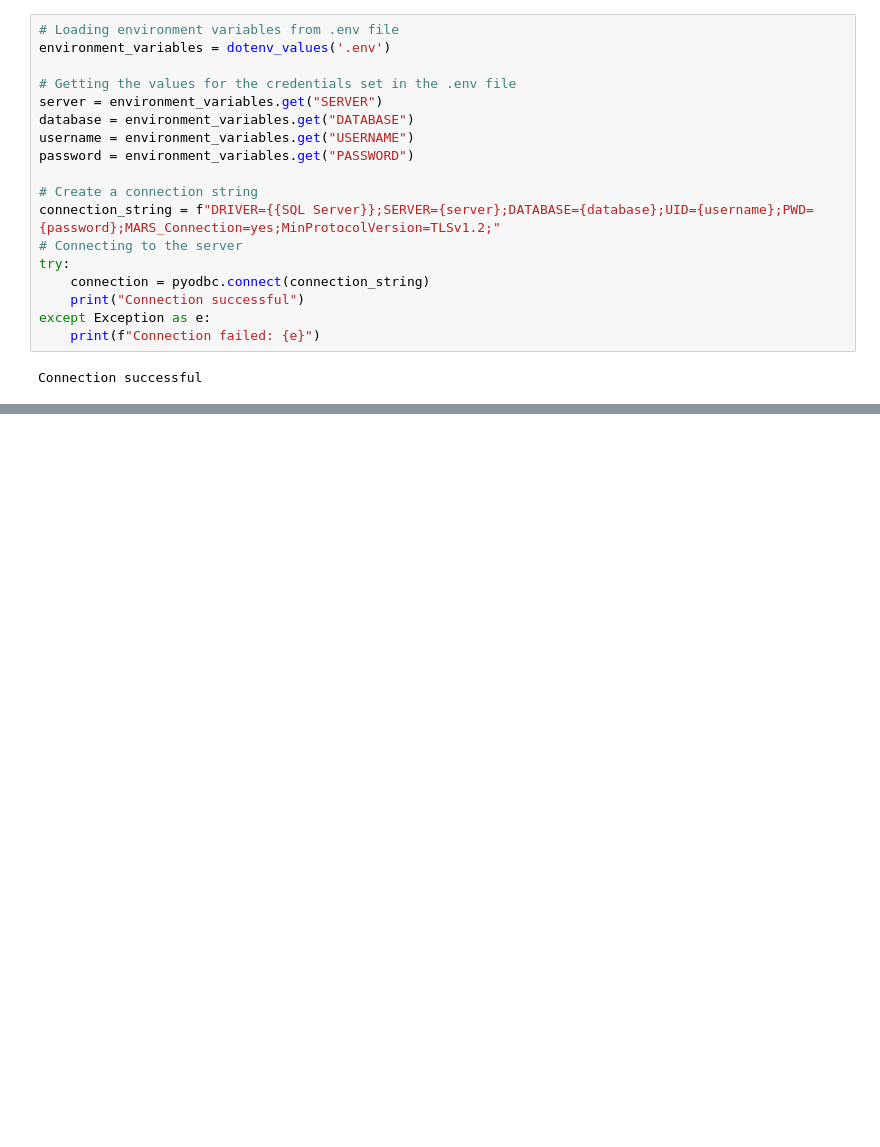
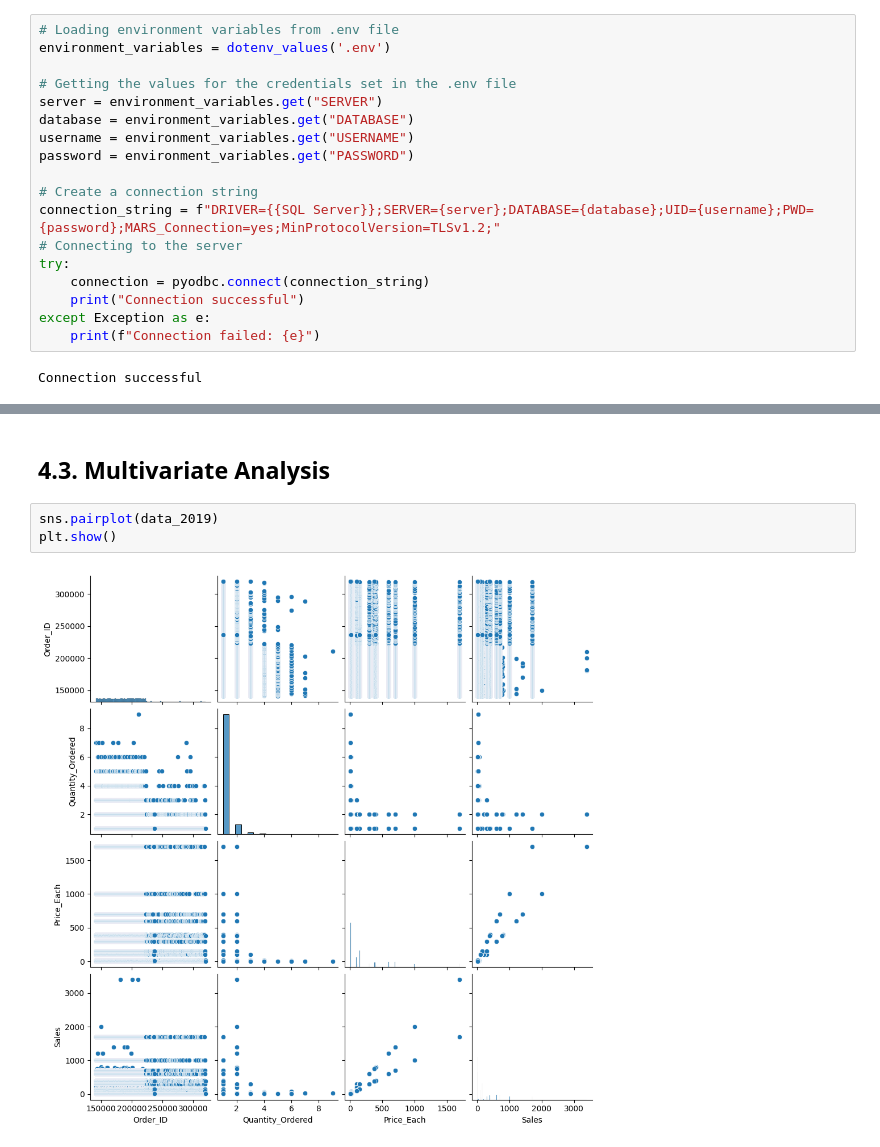
Before and after one commit to raymondmusyoka/A-Power-Bi-Dashboard-for-getINNOTIZED-sales, a Jupyter notebook: Notebooks/main.ipynb, the cells around one changed output, grey strips where cells are left out. Drawn from its saved outputs; the diff is of its cells as text; blank space fills up the shorter version.

```diff
--- a/Notebooks/main.ipynb
+++ b/Notebooks/main.ipynb
@@ -746,0 +643,7 @@ df_sales.to_csv('df_sales.csv', index=False)
+# %% [markdown]
+## 4.3. Multivariate Analysis
+# %%
+sns.pairplot(data_2019)
+plt.show()
+# %% [output]
+[figure, added]
```
Also changed, not shown: parts of 167 cells of this notebook, 1 other file.
